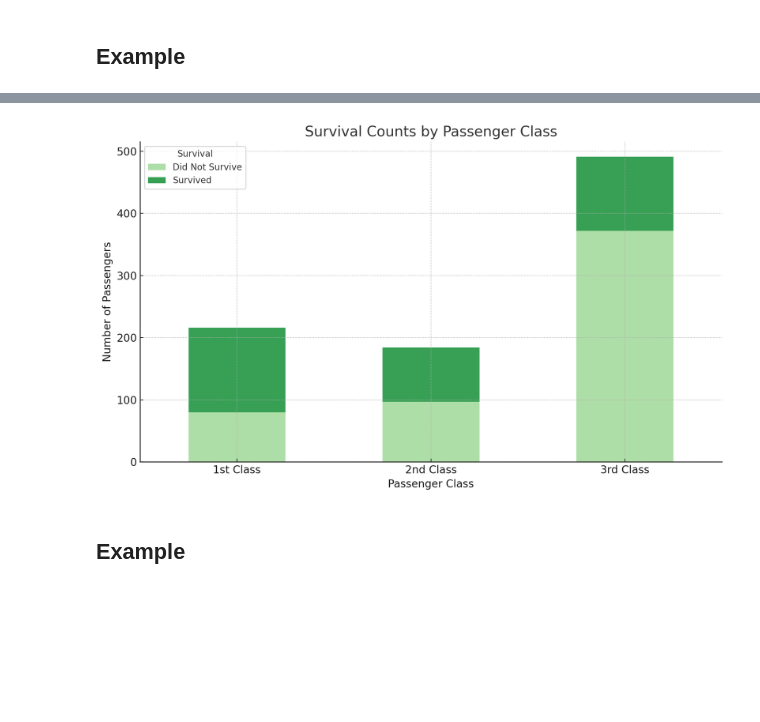
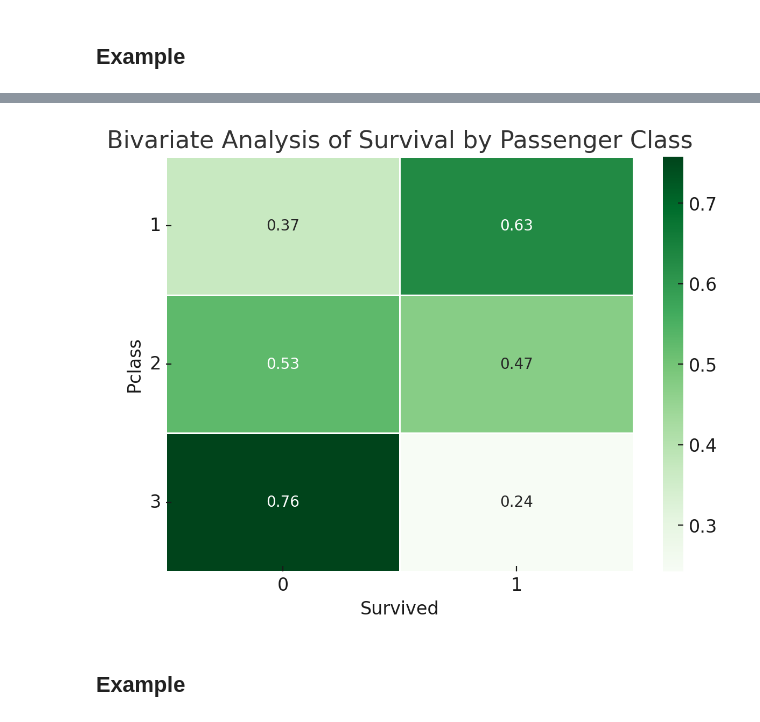
Before and after one commit to darkanita/Agents_Demos, a Jupyter notebook: 1_Azure Agent Service/NOTEBOOKS/4 Azure AI Agent service - Code interpreter.ipynb, the cells around one changed output, grey strips where cells are left out. Saved outputs shown, nothing was run; the diff lists cells and outputs as text; code cells hidden in the pictures; blank space fills up the shorter version.

```diff
--- a/1_Azure Agent Service/NOTEBOOKS/4 Azure AI Agent service - Code interpreter.ipynb
+++ b/1_Azure Agent Service/NOTEBOOKS/4 Azure AI Agent service - Code interpreter.ipynb
@@ -306,11 +268,13 @@ MessageRole.USER: Generate a bivariate analysis of survival and pclass. Use some
 # %%
 from IPython.display import Image, display
 from pathlib import Path
 
+file_id = img.image_file.file_id
+file_name = f"./{file_id}_image_file.png"
 file_path = Path.cwd() / file_name
 display(Image(filename=str(file_path)))
 # %% [output]
-[figure, old version]
+[figure, new version]
 # %% [markdown]
 ## Example
 # %%
```
Also changed, not shown: parts of 27 cells of this notebook, 13 other files.
